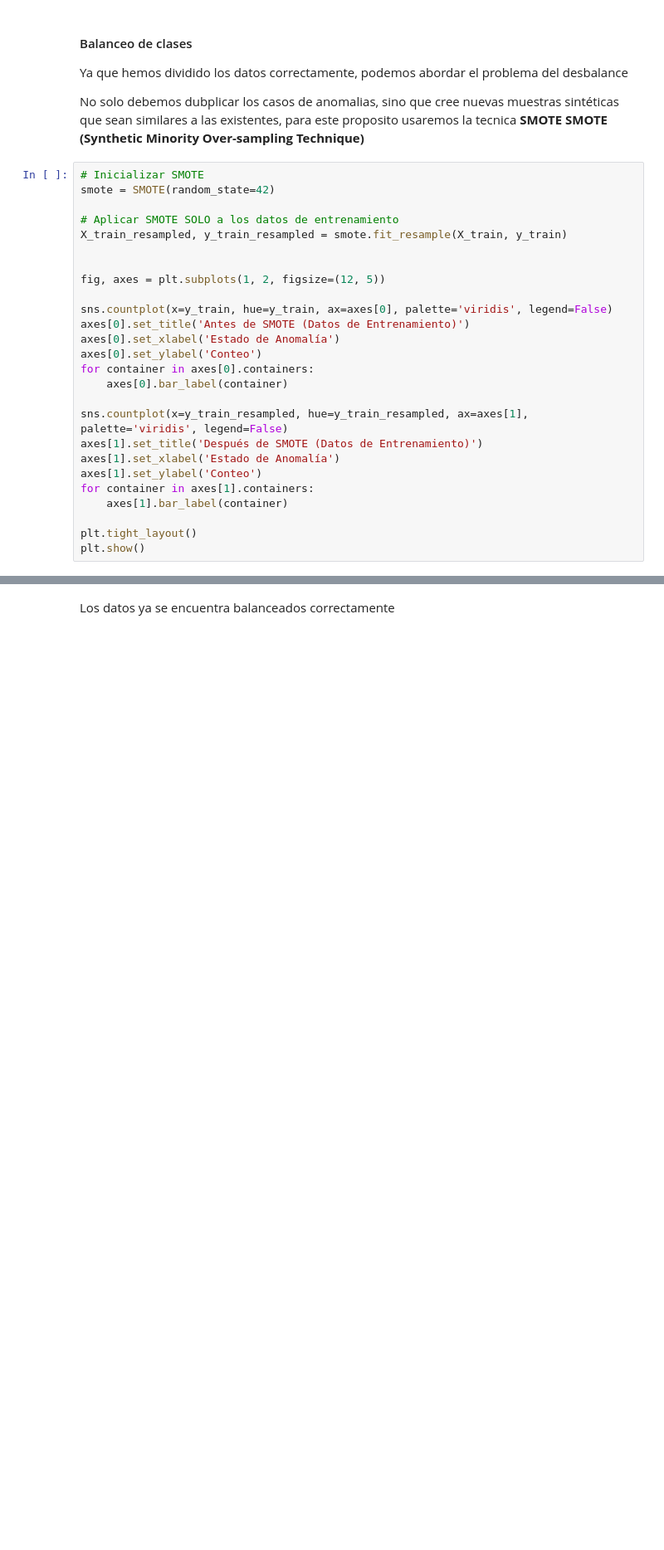
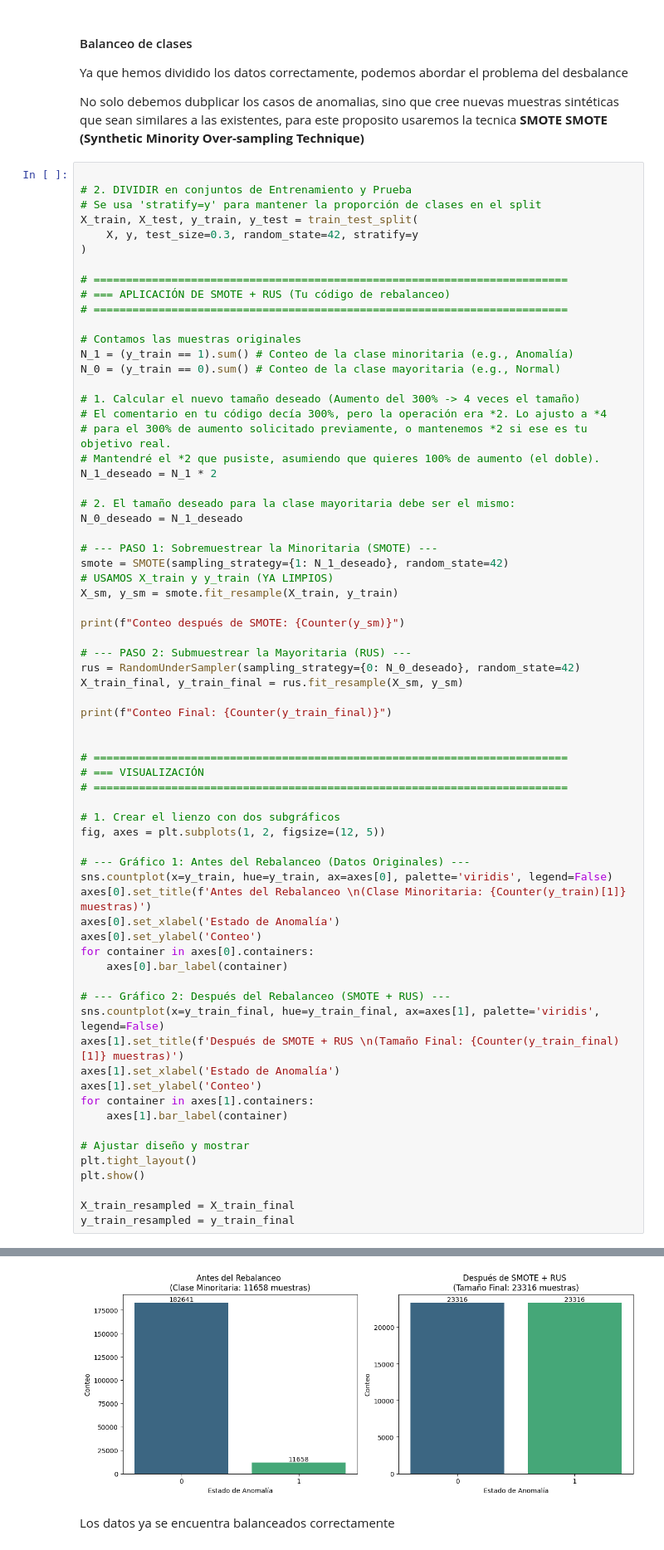
Before and after one commit to Camilo-845/Cloud-Infrastructure-Anomaly-Detector-Supervised-ML-Model, a Jupyter notebook: main.ipynb, the cells around one changed output, grey strips where cells are left out. Shown at 83% size. Cells and saved outputs as stored; diff of their text form; blank space fills up the shorter version.

Commit message:
feat: balanceo hibrido, oversamplig + undersampling

```diff
--- a/main.ipynb
+++ b/main.ipynb
@@ -368,28 +466,71 @@ Ya que hemos dividido los datos correctamente, podemos abordar el problema del d
 
 No solo debemos dubplicar los casos de anomalias, sino que cree nuevas muestras sintéticas que sean similares a las existentes, para este proposito usaremos la tecnica **SMOTE SMOTE (Synthetic Minority Over-sampling Technique)**
 # %%
-# Inicializar SMOTE
-smote = SMOTE(random_state=42)
 
-# Aplicar SMOTE SOLO a los datos de entrenamiento
-X_train_resampled, y_train_resampled = smote.fit_resample(X_train, y_train)
+# 2. DIVIDIR en conjuntos de Entrenamiento y Prueba
+# Se usa 'stratify=y' para mantener la proporción de clases en el split
+X_train, X_test, y_train, y_test = train_test_split(
+    X, y, test_size=0.3, random_state=42, stratify=y
+)
+
+# =========================================================================
+# === APLICACIÓN DE SMOTE + RUS (Tu código de rebalanceo)
+# =========================================================================
+
+# Contamos las muestras originales
+N_1 = (y_train == 1).sum() # Conteo de la clase minoritaria (e.g., Anomalía)
+N_0 = (y_train == 0).sum() # Conteo de la clase mayoritaria (e.g., Normal)
+
+# 1. Calcular el nuevo tamaño deseado (Aumento del 300% -> 4 veces el tamaño)
+# El comentario en tu código decía 300%, pero la operación era *2. Lo ajusto a *4
+# para el 300% de aumento solicitado previamente, o mantenemos *2 si ese es tu objetivo real.
+# Mantendré el *2 que pusiste, asumiendo que quieres 100% de aumento (el doble).
+N_1_deseado = N_1 * 2
+
+# 2. El tamaño deseado para la clase mayoritaria debe ser el mismo:
+N_0_deseado = N_1_deseado
+
+# --- PASO 1: Sobremuestrear la Minoritaria (SMOTE) ---
+smote = SMOTE(sampling_strategy={1: N_1_deseado}, random_state=42)
+# USAMOS X_train y y_train (YA LIMPIOS)
+X_sm, y_sm = smote.fit_resample(X_train, y_train)
+
+print(f"Conteo después de SMOTE: {Counter(y_sm)}")
+
+# --- PASO 2: Submuestrear la Mayoritaria (RUS) ---
+rus = RandomUnderSampler(sampling_strategy={0: N_0_deseado}, random_state=42)
+X_train_final, y_train_final = rus.fit_resample(X_sm, y_sm)
+
+print(f"Conteo Final: {Counter(y_train_final)}")
 
 
+# =========================================================================
+# === VISUALIZACIÓN
+# =========================================================================
+
+# 1. Crear el lienzo con dos subgráficos
 fig, axes = plt.subplots(1, 2, figsize=(12, 5))
 
+# --- Gráfico 1: Antes del Rebalanceo (Datos Originales) ---
 sns.countplot(x=y_train, hue=y_train, ax=axes[0], palette='viridis', legend=False)
-axes[0].set_title('Antes de SMOTE (Datos de Entrenamiento)')
+axes[0].set_title(f'Antes del Rebalanceo \n(Clase Minoritaria: {Counter(y_train)[1]} muestras)')
 axes[0].set_xlabel('Estado de Anomalía')
 axes[0].set_ylabel('Conteo')
 for container in axes[0].containers:
     axes[0].bar_label(container)
 
-sns.countplot(x=y_train_resampled, hue=y_train_resampled, ax=axes[1], palette='viridis', legend=False)
-axes[1].set_title('Después de SMOTE (Datos de Entrenamiento)')
+# --- Gráfico 2: Después del Rebalanceo (SMOTE + RUS) ---
+sns.countplot(x=y_train_final, hue=y_train_final, ax=axes[1], palette='viridis', legend=False)
+axes[1].set_title(f'Después de SMOTE + RUS \n(Tamaño Final: {Counter(y_train_final)[1]} muestras)')
 axes[1].set_xlabel('Estado de Anomalía')
 axes[1].set_ylabel('Conteo')
 for container in axes[1].containers:
     axes[1].bar_label(container)
 
+# Ajustar diseño y mostrar
 plt.tight_layout()
 plt.show()
+
+X_train_resampled = X_train_final
+y_train_resampled = y_train_final
+# %% [output]
@@ -396,3 +539,4 @@ plt.show()
+[figure, added]
 # %% [markdown]
 Los datos ya se encuentra balanceados correctamente
 # %% [markdown]
```
Also changed, not shown: parts of 22 cells of this notebook.
